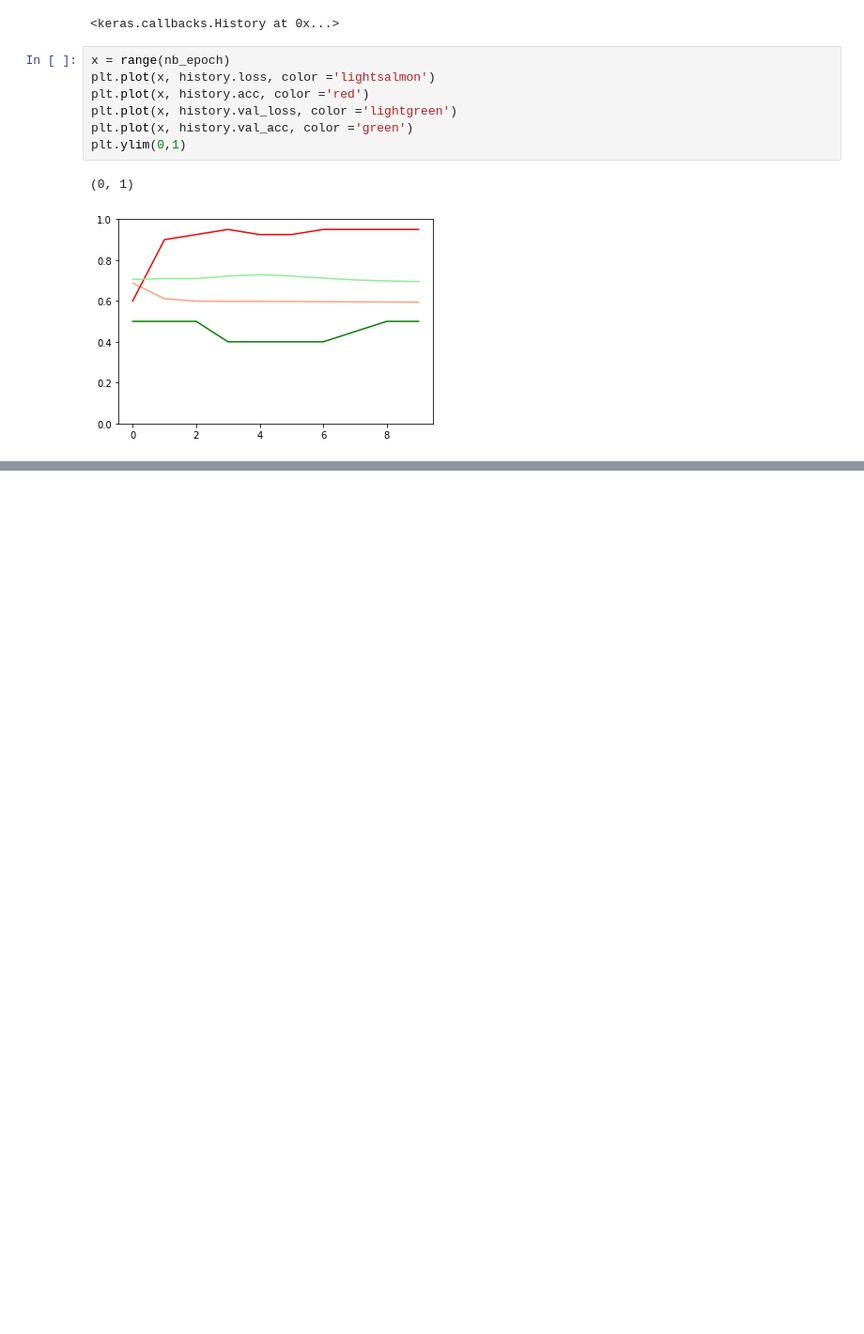
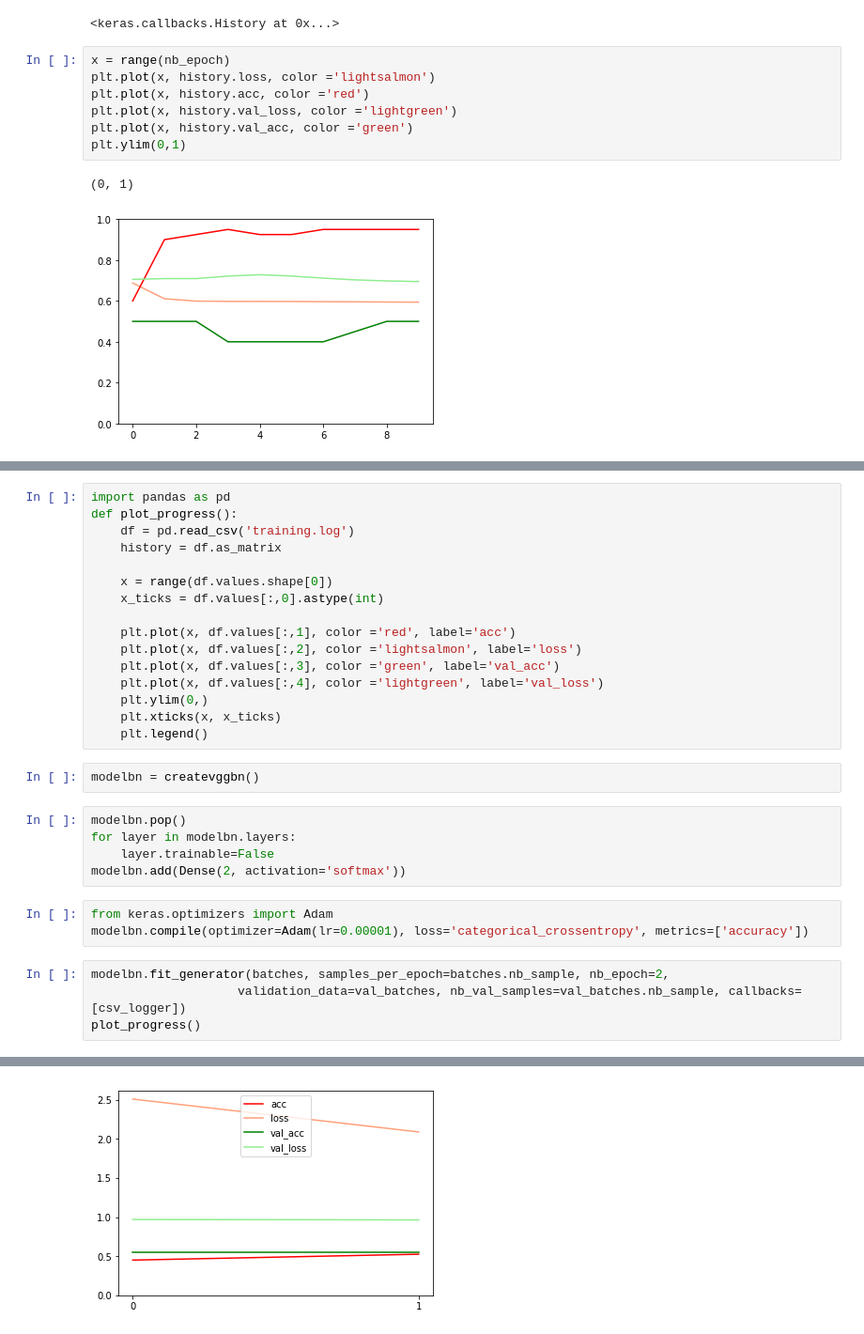
Before and after one commit to sbalk/ifastdiy, a Jupyter notebook: Invasive_species.ipynb, the cells around one changed output, grey strips where cells are left out. Shown at 94% size. Saved outputs shown, nothing was run; the diff lists cells and outputs as text; blank space fills up the shorter version.

```diff
--- a/Invasive_species.ipynb
+++ b/Invasive_species.ipynb
@@ -258,0 +737,31 @@ plt.ylim(0,1)
+# %%
+import pandas as pd
+def plot_progress():
+    df = pd.read_csv('training.log')
+    history = df.as_matrix
+
+    x = range(df.values.shape[0])
+    x_ticks = df.values[:,0].astype(int)
+
+    plt.plot(x, df.values[:,1], color ='red', label='acc')
+    plt.plot(x, df.values[:,2], color ='lightsalmon', label='loss')
+    plt.plot(x, df.values[:,3], color ='green', label='val_acc')
+    plt.plot(x, df.values[:,4], color ='lightgreen', label='val_loss')
+    plt.ylim(0,)
+    plt.xticks(x, x_ticks)
+    plt.legend()
+# %%
+modelbn = createvggbn()
+# %%
+modelbn.pop()
+for layer in modelbn.layers:
+    layer.trainable=False
+modelbn.add(Dense(2, activation='softmax'))
+# %%
+from keras.optimizers import Adam
+modelbn.compile(optimizer=Adam(lr=0.00001), loss='categorical_crossentropy', metrics=['accuracy'])
+# %%
+modelbn.fit_generator(batches, samples_per_epoch=batches.nb_sample, nb_epoch=2,
+                    validation_data=val_batches, nb_val_samples=val_batches.nb_sample, callbacks=[csv_logger])
+plot_progress()
+# %% [output]
@@ -258,0 +772 @@ plt.ylim(0,1)
+[figure, added]
```
Also changed, not shown: parts of 55 cells of this notebook, 4 other files.
